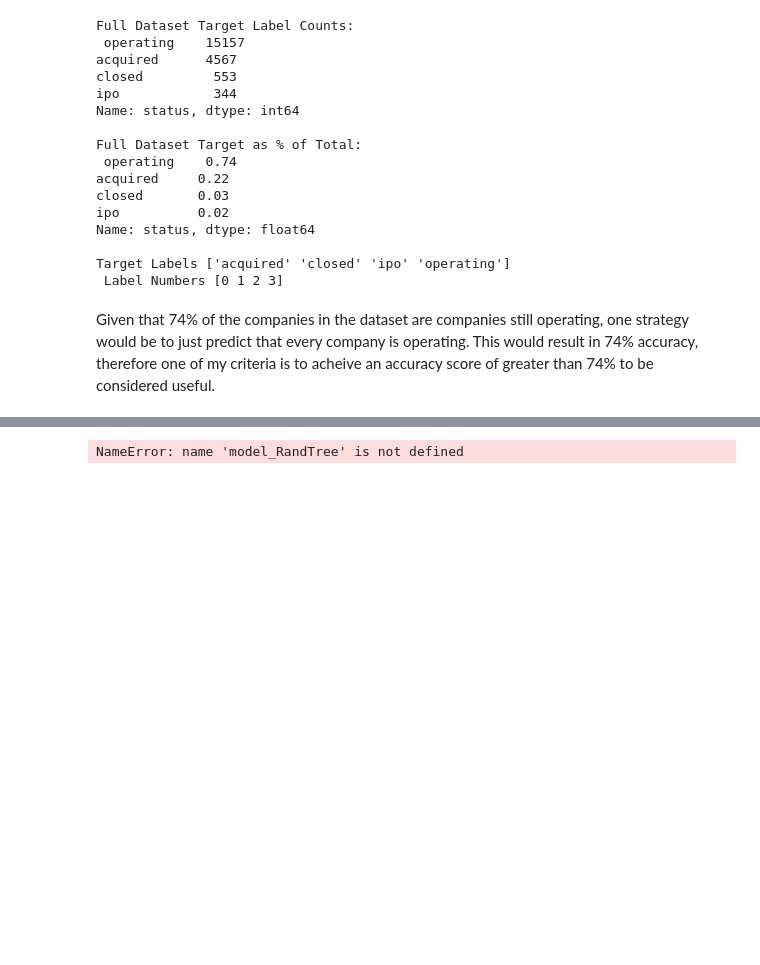
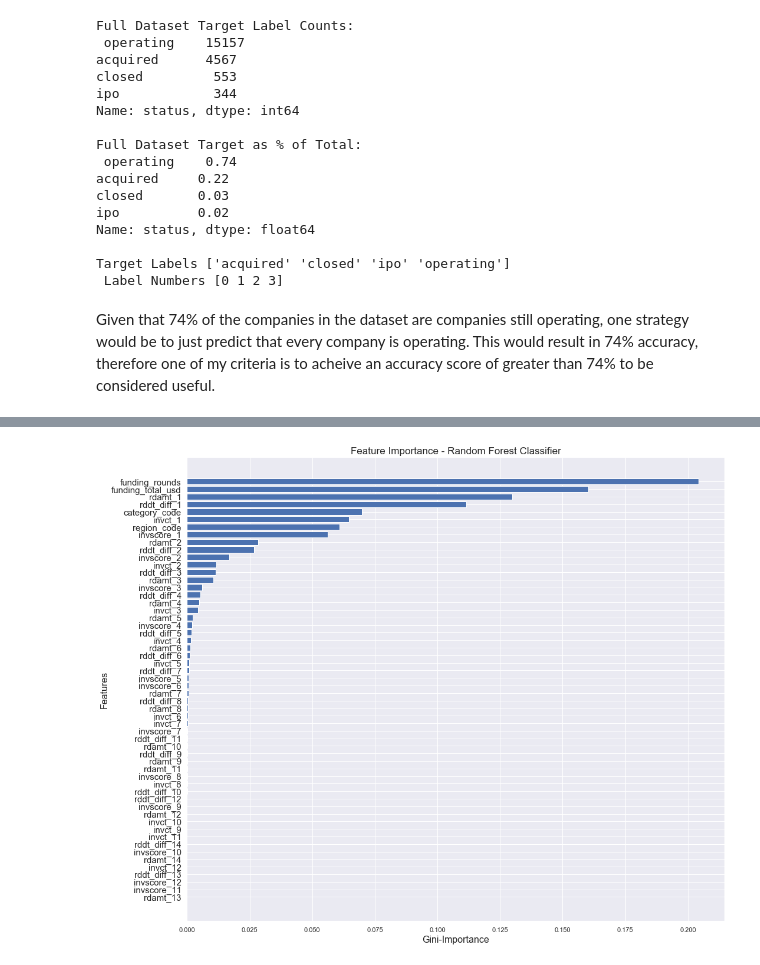
Before and after one commit to KKanoe/Projects, a Jupyter notebook: venture capital project/Venture Capital Project ML Walkthrough.ipynb, the cells around one changed output, grey strips where cells are left out. Drawn from its saved outputs; the diff is of its cells as text; code cells hidden in the pictures; blank space fills up the shorter version.

```diff
--- a/venture capital project/Venture Capital Project ML Walkthrough.ipynb
+++ b/venture capital project/Venture Capital Project ML Walkthrough.ipynb
@@ -76,4 +81,10 @@ Y = tgt_encoded
 scaled_X = StandardScaler().fit_transform(X)
 
 #Train, test, split data using 70% of data for training
-X_train, X_test, y_train, y_test = train_test_split(scaled_X, Y, test_size=0.3) #Random State?
+X_train, X_test, y_train, y_test = train_test_split(scaled_X, Y, test_size=0.4)
+
+#Instantiate instance of RandomForestClassifier with default hyperparameters. Random_state preserves story in notebook.
+model_feateng = RandomForestClassifier(n_estimators=100, random_state=0, n_jobs=-1)
+
+#Train and create prediction values for training data. Using this only for feature selection.
+model_feateng.fit(X_train, y_train)
@@ -80,21 +99,21 @@ X_train, X_test, y_train, y_test = train_test_split(scaled_X, Y, test_size=0.3)
 # %%
 #Visualize feature importance
 features_RandTree = {}
 
-for feature, importance in zip(ml_df.columns, model_RandTree.feature_importances_):
+for feature, importance in zip(ml_df.columns, model_feateng.feature_importances_):
     features_RandTree[feature] = importance
 
 importances_RandTree = pd.DataFrame.from_dict(features_RandTree, orient='index').rename(columns={0: 'Gini-Importance'})
 importances_RandTree = importances_RandTree.sort_values(by='Gini-Importance', ascending=True)
 
 fig, ax = plt.subplots(figsize=(15,12))
 plt.barh(importances_RandTree.index, importances_RandTree['Gini-Importance'])
 plt.title('Feature Importance - Random Forest Classifier', fontsize=17)
 ax.set_ylabel('Features', fontsize=16)
 ax.set_yticklabels(importances_RandTree.index, fontsize=15)
 ax.set_xlabel('Gini-Importance', fontsize=16)
 plt.tight_layout()
 plt.show()
 # %% [output]
-NameError: name 'model_RandTree' is not defined
+[figure, added]
 # %%
```
Also changed, not shown: parts of 15 cells of this notebook.
